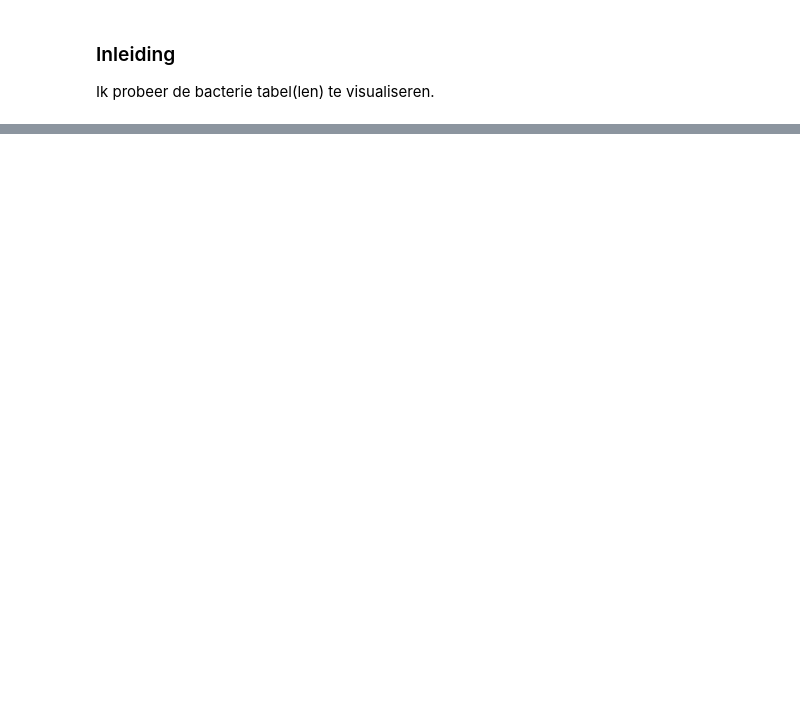
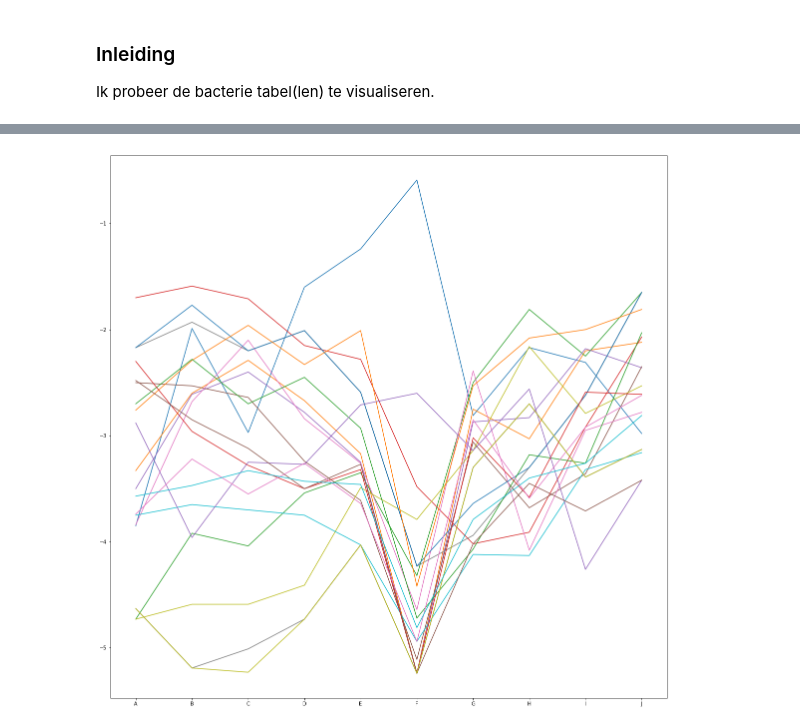
Before and after one commit to KennisnetwerkDataScience/Waterlaboratorium-Noord-IoT, a Jupyter notebook: Team1/clemens-01.ipynb, the cells around one changed output, grey strips where cells are left out. Drawn from its saved outputs; the diff is of its cells as text; code cells hidden in the pictures; blank space fills up the shorter version.

```diff
--- a/Team1/clemens-01.ipynb
+++ b/Team1/clemens-01.ipynb
@@ -8,4 +10,4 @@ import pandas as pd
 # %%
 # Pivot_ZAWZI_Ranked-Table 1
 
-d1 = pd.read_csv('./data/Pivot_ZAWZI_Ranked-Table 1.csv', sep=';', decimal ='.', skiprows=8, header=1)
+d1 = pd.read_csv('./data/Pivot_ZAWZI_Ranked-Table 1.csv', sep=';', decimal =',', skiprows=8, header=1)
@@ -21,0 +31,4 @@ d1.sample(5)
+# %%
+t1 = d1.iloc[0:20,10:20]
+t1 = t1.transpose()
+t1
@@ -21,0 +47,5 @@ d1.sample(5)
+# %%
+plt.figure(figsize=(20,20))
+plt.plot(t1);
+# %% [output]
+[figure, added]
```
Also changed, not shown: parts of 5 cells of this notebook.
